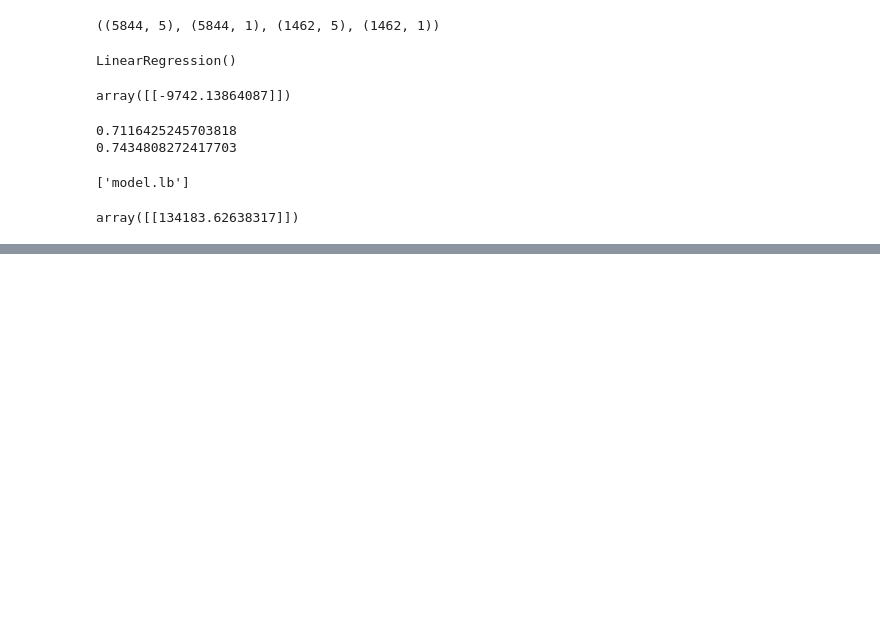
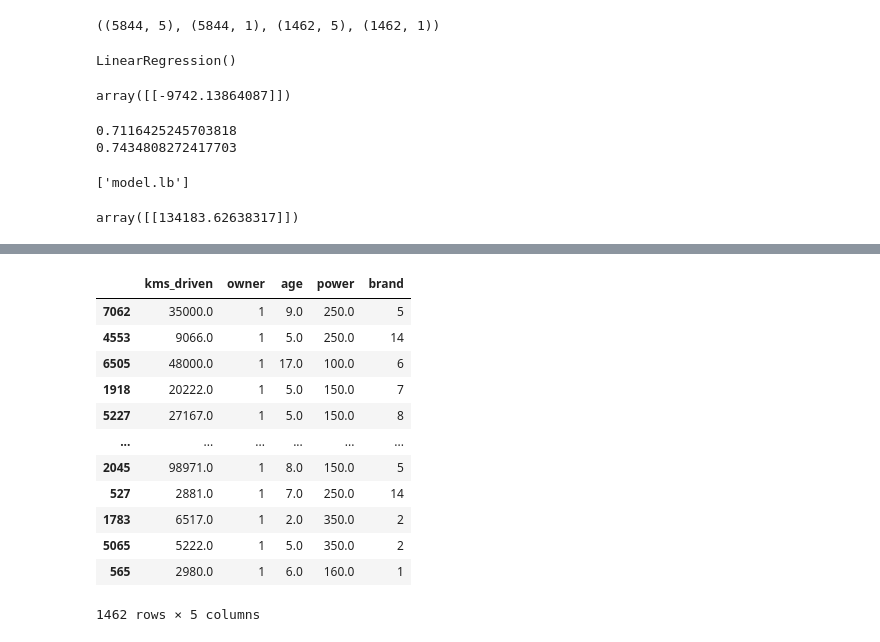
Before and after one commit to Ritika-Gauttam/Bike_Price_Prediction_Project, a Jupyter notebook: bike_model.ipynb, the cells around one changed output, grey strips where cells are left out. Cells and saved outputs as stored; diff of their text form; code cells hidden in the pictures; blank space fills up the shorter version.

```diff
--- a/bike_model.ipynb
+++ b/bike_model.ipynb
@@ -134,0 +195,16 @@ array([[134183.62638317]])
+# %%
+x_test
+# %% [output]
+|  | kms_driven | owner | age | power | brand |
+| 7062 | 35000.0 | 1 | 9.0 | 250.0 | 5 |
+| 4553 | 9066.0 | 1 | 5.0 | 250.0 | 14 |
+| 6505 | 48000.0 | 1 | 17.0 | 100.0 | 6 |
+| 1918 | 20222.0 | 1 | 5.0 | 150.0 | 7 |
+| 5227 | 27167.0 | 1 | 5.0 | 150.0 | 8 |
+| ... | ... | ... | ... | ... | ... |
+| 2045 | 98971.0 | 1 | 8.0 | 150.0 | 5 |
+| 527 | 2881.0 | 1 | 7.0 | 250.0 | 14 |
+| 1783 | 6517.0 | 1 | 2.0 | 350.0 | 2 |
+| 5065 | 5222.0 | 1 | 5.0 | 350.0 | 2 |
+| 565 | 2980.0 | 1 | 6.0 | 160.0 | 1 |
+1462 rows × 5 columns
```
Also changed, not shown: parts of 8 cells of this notebook.
